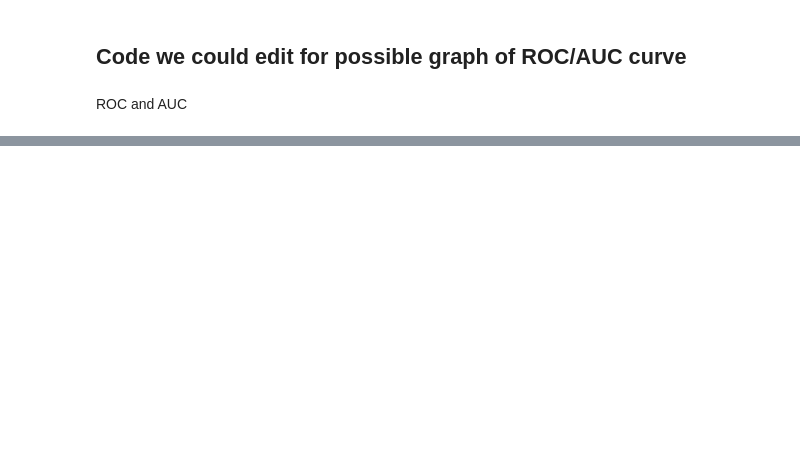
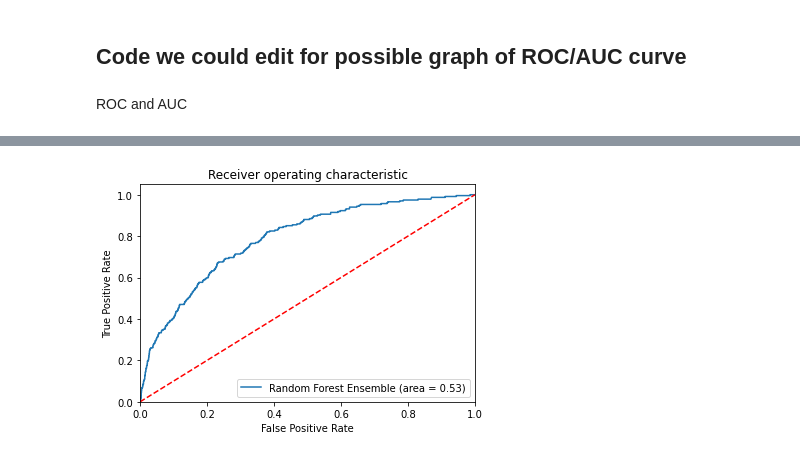
Before and after one commit to jhirschibar/ML_Options_trading, a Jupyter notebook: Initital_Analysis.ipynb, the cells around one changed output, grey strips where cells are left out. Drawn from its saved outputs; the diff is of its cells as text; code cells hidden in the pictures; blank space fills up the shorter version.

```diff
--- a/Initital_Analysis.ipynb
+++ b/Initital_Analysis.ipynb
@@ -246,0 +324,5 @@ plt.show()
+# %%
+#AUROC for AdaBoost Ensemble after resampling
+print_auroc_graph(AdaBoostClassifier(), 'Random Forest Ensemble', X_train, y_train, X_test, y_test)
+# %% [output]
+[figure, added]
```
Also changed, not shown: parts of 14 cells of this notebook.
